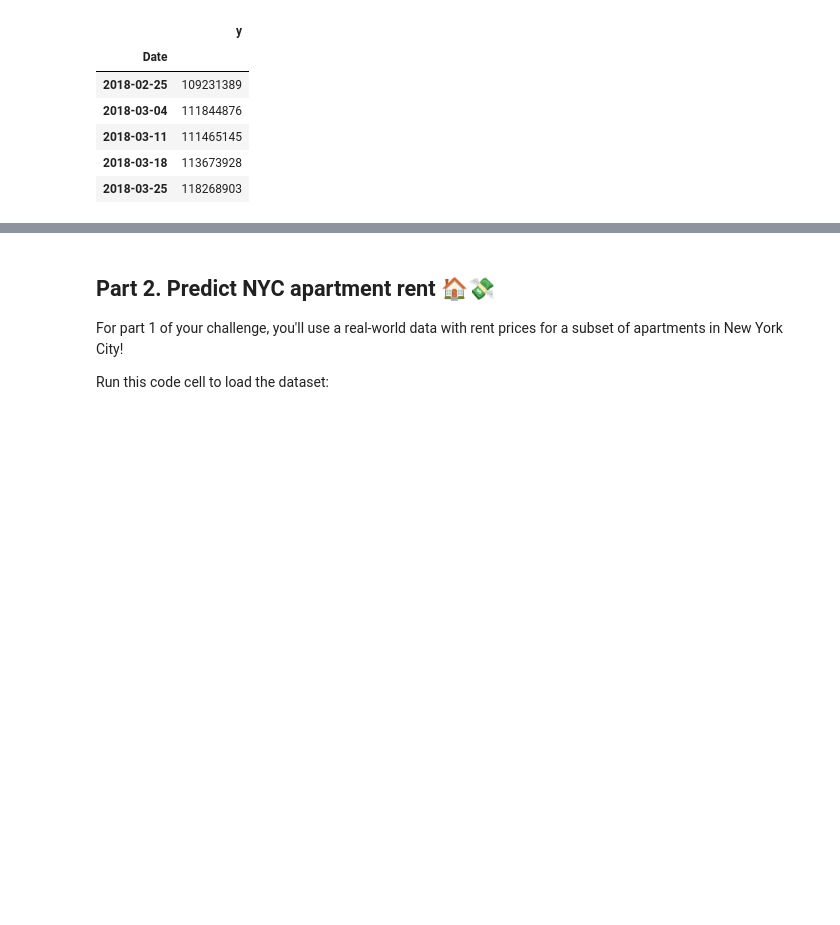
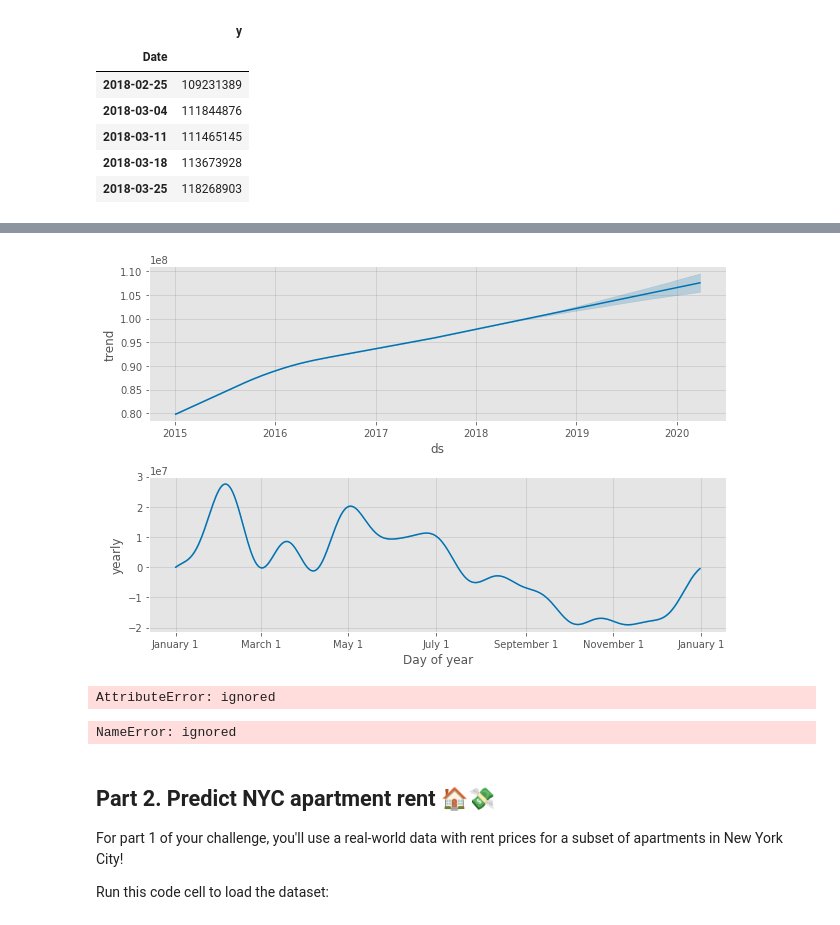
Before and after one commit to bloominstituteoftechnology/DS-Unit-2-Regression-1, a Jupyter notebook: DS_Sprint_Challenge_6_Regression_1.ipynb, the cells around one changed output, grey strips where cells are left out. Cells and saved outputs as stored; diff of their text form; code cells hidden in the pictures; blank space fills up the shorter version.

```diff
--- a/DS_Sprint_Challenge_6_Regression_1.ipynb
+++ b/DS_Sprint_Challenge_6_Regression_1.ipynb
@@ -127,3 +154,22 @@ ModuleNotFoundError: No module named 'fbprophet'
+# %%
+fig2 = m.plot_components(forecast)
+# %% [output]
+[figure, added]
+# %%
+#this is the code that should produce the cross validation matrix with specified parameteres
+from fbprophet.diagnostics import cross_validation
+df_cv = cross_validation(df, initial='730 days',
+                         horizon='90 days', period='45 days')
+# %% [output]
+AttributeError: ignored
+# %%
+#because I was not ablt to resolve the attribute 'history' value above I could not
+#plot the cross validation shape and appropriate metric
+# as the data frame (df_cv) does not exist
+from fbprophet.plot import plot_cross_validation_metric
+fig = plot_cross_validation_metric(df_cv, metric='mape')
+# %% [output]
+NameError: ignored
 # %% [markdown]
 ## Part 2. Predict NYC apartment rent 🏠💸
 
```
Also changed, not shown: parts of 29 cells of this notebook.
